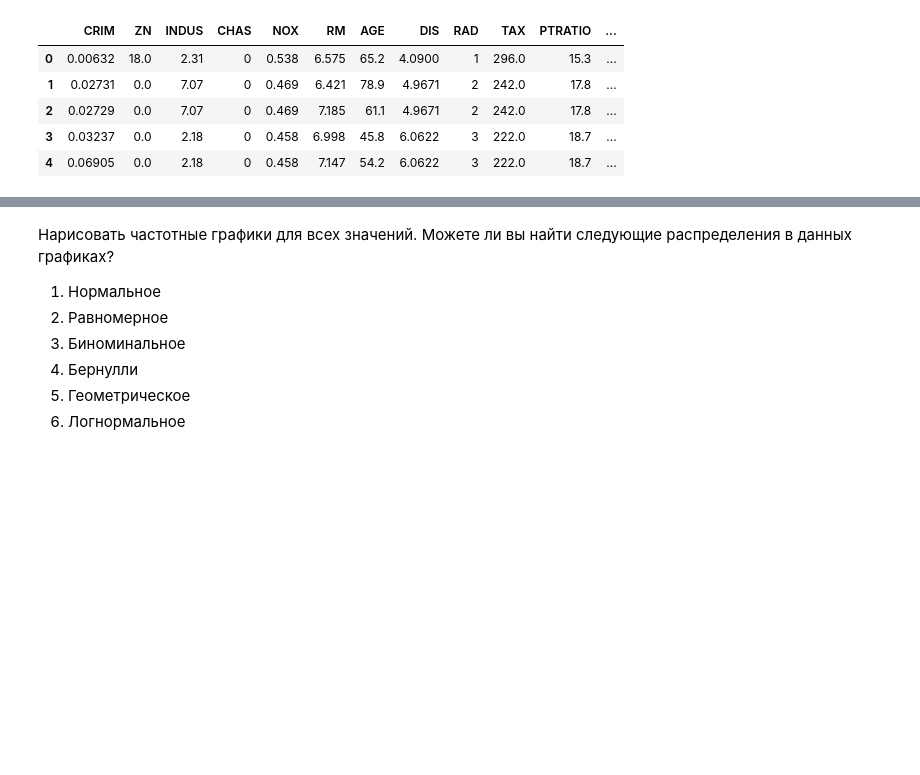
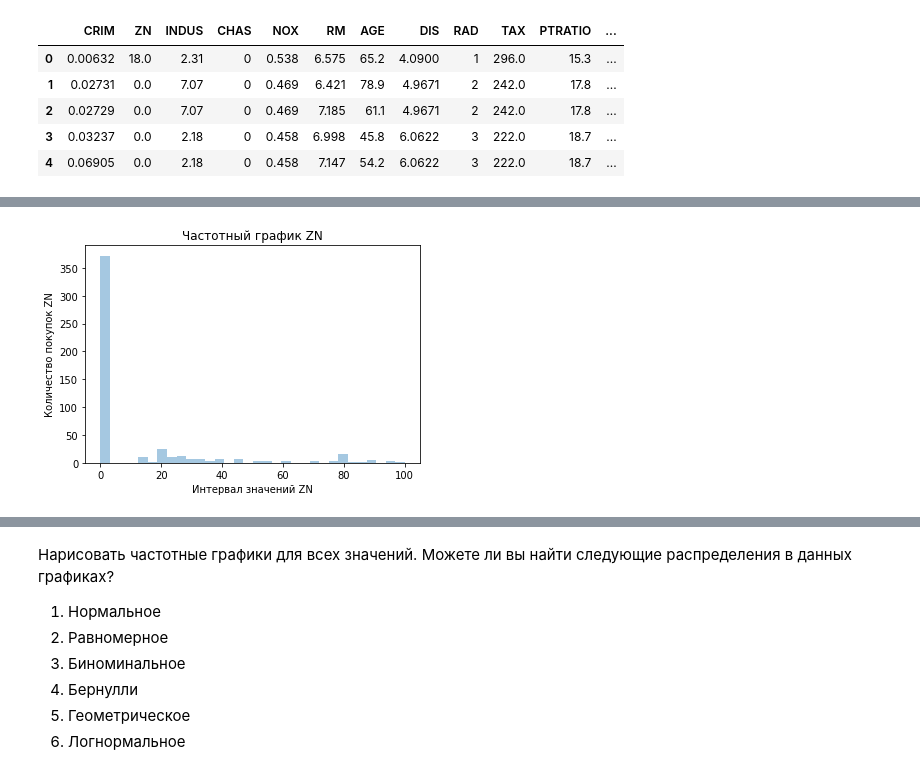
Before and after one commit to msavilov/PYDA-9-hw, a Jupyter notebook: 19_Adv_statistics/dz_adv_statistics.ipynb, the cells around one changed output, grey strips where cells are left out. Cells and saved outputs as stored; diff of their text form; code cells hidden in the pictures; blank space fills up the shorter version.

```diff
--- a/19_Adv_statistics/dz_adv_statistics.ipynb
+++ b/19_Adv_statistics/dz_adv_statistics.ipynb
@@ -52,0 +62,9 @@ data.head()
+# %%
+sns.distplot(data['ZN'], kde = False)
+plt.xlabel('Интервал значений ZN')
+plt.ylabel('Количество покупок ZN')
+plt.title('Частотный график ZN')
+plt.show()
+#логнормальное распределение
+# %% [output]
+[figure, added]
```
Also changed, not shown: parts of 22 cells of this notebook.
